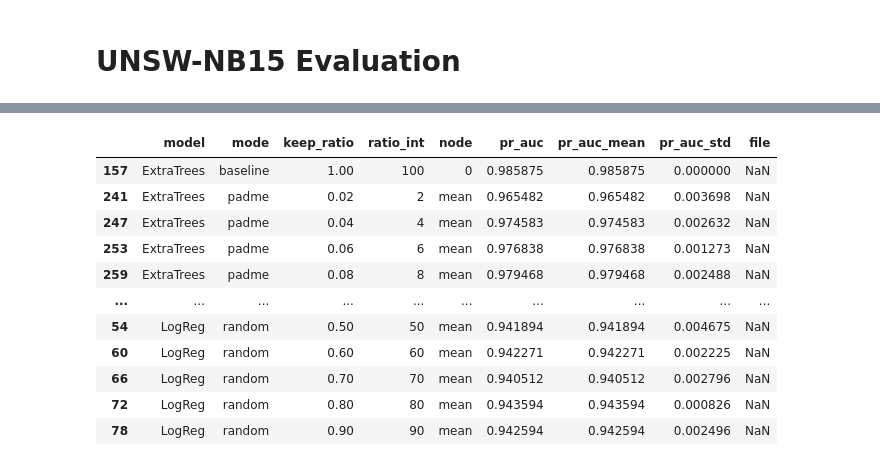
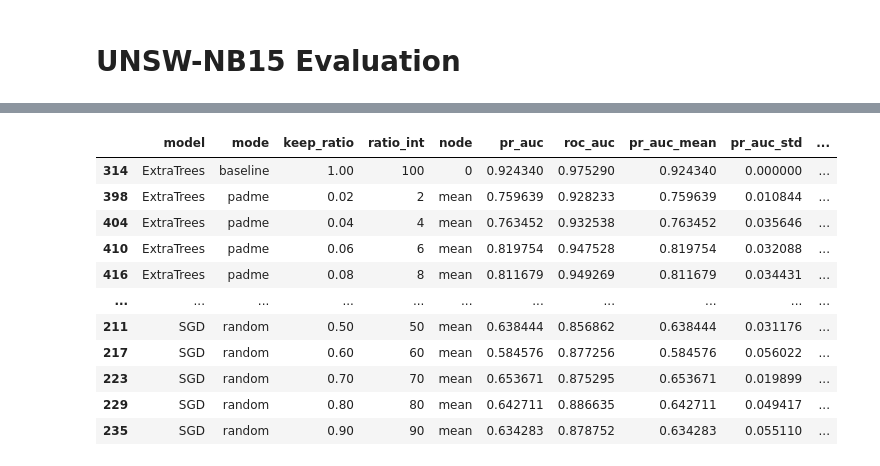
Before and after one commit to diogofpsantos23/padme, a Jupyter notebook: analysis/unsw_nb15_evaluation.ipynb, the cells around one changed output, grey strips where cells are left out. Cells and saved outputs as stored; diff of their text form; code cells hidden in the pictures.

```diff
--- a/analysis/unsw_nb15_evaluation.ipynb
+++ b/analysis/unsw_nb15_evaluation.ipynb
@@ -34,6 +34,7 @@ BASELINE_NODE = 0
 RATIOS = [0.02, 0.04, 0.06, 0.08, 0.10, 0.20, 0.30, 0.40, 0.50, 0.60, 0.70, 0.80, 0.90]
 
 DROP_COLS = ["__id", "label", "attack_cat", "proto", "service", "state"]
+LABEL_COL = "label"
 # %%
 def ratio_to_int(r: float) -> int:
     return int(round(r * 100))
@@ -111,7 +152,7 @@ def pr_auc(model, Xtr, ytr, Xte, yte) -> float:
 # %%
 models = {
     "LogReg": Pipeline([
-        ("scaler", StandardScaler(with_mean=False)),
+        ("scaler", StandardScaler()),
         ("clf", LogisticRegression(
             solver="saga",
             max_iter=5000,
@@ -119,24 +160,34 @@ models = {
             random_state=RANDOM_STATE
         ))
     ]),
+    "SGD": Pipeline([
+        ("scaler", StandardScaler()),
+        ("clf", SGDClassifier(
+            loss="log_loss",
+            max_iter=5000,
+            tol=1e-3,
+            random_state=RANDOM_STATE
+        ))
+    ]),
     "ExtraTrees": ExtraTreesClassifier(
         n_estimators=500,
         n_jobs=-1,
         random_state=RANDOM_STATE
-    ),
-    "HistGB": HistGradientBoostingClassifier(
-        max_depth=None,
-        learning_rate=0.1,
-        max_iter=400,
-        random_state=RANDOM_STATE
     )
 }
 # %%
+def eval_auc_metrics(model, X_train, y_train, X_test, y_test):
+    model.fit(X_train, y_train)
+    p = model.predict_proba(X_test)[:, 1]
+    pr_auc = average_precision_score(y_test, p)
+    roc_auc = roc_auc_score(y_test, p)
+    return pr_auc, roc_auc
+
 rows = []
 
 for model_name, model in models.items():
     Xb, yb, pb = load_node_dataset("baseline", None, BASELINE_NODE)
-    base_score = pr_auc(model, Xb, yb, X_test, y_test)
+    base_pr_auc, base_roc_auc = eval_auc_metrics(model, Xb, yb, X_test, y_test)
 
     rows.append({
         "model": model_name,
@@ -144,55 +195,66 @@ for model_name, model in models.items():
         "keep_ratio": 1.0,
         "ratio_int": 100,
         "node": BASELINE_NODE,
-        "pr_auc": base_score,
-        "pr_auc_mean": base_score,
-        "pr_auc_std": 0.0
+        "pr_auc": base_pr_auc,
+        "roc_auc": base_roc_auc,
+        "pr_auc_mean": base_pr_auc,
+        "pr_auc_std": 0.0,
+        "roc_auc_mean": base_roc_auc,
+        "roc_auc_std": 0.0
     })
 
     for mode in ["random", "padme"]:
         for r in RATIOS:
-            scores = []
+            pr_scores = []
+            roc_scores = []
+
             for i in range(NODES):
                 Xn, yn, pn = load_node_dataset(mode, r, i)
-                s = pr_auc(model, Xn, yn, X_test, y_test)
-                scores.append(s)
+                pr_s, roc_s = eval_auc_metrics(model, Xn, yn, X_test, y_test)
+
+                pr_scores.append(pr_s)
+                roc_scores.append(roc_s)
 
                 rows.append({
                     "model": model_name,
                     "mode": mode,
                     "keep_ratio": r,
                     "ratio_int": ratio_to_int(r),
                     "node": i,
-                    "pr_auc": s,
+                    "pr_auc": pr_s,
+                    "roc_auc": roc_s,
                     "file": pn
                 })
 
             rows.append({
                 "model": model_name,
                 "mode": mode,
                 "keep_ratio": r,
                 "ratio_int": ratio_to_int(r),
                 "node": "mean",
-                "pr_auc": float(np.mean(scores)),
-                "pr_auc_mean": float(np.mean(scores)),
-                "pr_auc_std": float(np.std(scores, ddof=1)) if len(scores) > 1 else 0.0
+                "pr_auc": float(np.mean(pr_scores)),
+                "roc_auc": float(np.mean(roc_scores)),
+                "pr_auc_mean": float(np.mean(pr_scores)),
+                "pr_auc_std": float(np.std(pr_scores, ddof=1)) if len(pr_scores) > 1 else 0.0,
+                "roc_auc_mean": float(np.mean(roc_scores)),
+                "roc_auc_std": float(np.std(roc_scores, ddof=1)) if len(roc_scores) > 1 else 0.0
             })
 
 results = pd.DataFrame(rows)
 
 results[(results["node"] == "mean") | (results["mode"] == "baseline")].sort_values(
-    ["model","mode","keep_ratio"]
+    ["model", "mode", "keep_ratio"]
 )
 # %% [output]
-|  | model | mode | keep_ratio | ratio_int | node | pr_auc | pr_auc_mean | pr_auc_std | file |
-| 157 | ExtraTrees | baseline | 1.00 | 100 | 0 | 0.985875 | 0.985875 | 0.000000 | NaN |
-| 241 | ExtraTrees | padme | 0.02 | 2 | mean | 0.965482 | 0.965482 | 0.003698 | NaN |
-| 247 | ExtraTrees | padme | 0.04 | 4 | mean | 0.974583 | 0.974583 | 0.002632 | NaN |
-| 253 | ExtraTrees | padme | 0.06 | 6 | mean | 0.976838 | 0.976838 | 0.001273 | NaN |
-| 259 | ExtraTrees | padme | 0.08 | 8 | mean | 0.979468 | 0.979468 | 0.002488 | NaN |
-| ... | ... | ... | ... | ... | ... | ... | ... | ... | ... |
-| 54 | LogReg | random | 0.50 | 50 | mean | 0.941894 | 0.941894 | 0.004675 | NaN |
-| 60 | LogReg | random | 0.60 | 60 | mean | 0.942271 | 0.942271 | 0.002225 | NaN |
-| 66 | LogReg | random | 0.70 | 70 | mean | 0.940512 | 0.940512 | 0.002796 | NaN |
-| 72 | LogReg | random | 0.80 | 80 | mean | 0.943594 | 0.943594 | 0.000826 | NaN |
-| 78 | LogReg | random | 0.90 | 90 | mean | 0.942594 | 0.942594 | 0.002496 | NaN |
+|  | model | mode | keep_ratio | ratio_int | node | pr_auc | roc_auc | pr_auc_mean | pr_auc_std | ... |
+| 314 | ExtraTrees | baseline | 1.00 | 100 | 0 | 0.924340 | 0.975290 | 0.924340 | 0.000000 | ... |
+| 398 | ExtraTrees | padme | 0.02 | 2 | mean | 0.759639 | 0.928233 | 0.759639 | 0.010844 | ... |
+| 404 | ExtraTrees | padme | 0.04 | 4 | mean | 0.763452 | 0.932538 | 0.763452 | 0.035646 | ... |
+| 410 | ExtraTrees | padme | 0.06 | 6 | mean | 0.819754 | 0.947528 | 0.819754 | 0.032088 | ... |
+| 416 | ExtraTrees | padme | 0.08 | 8 | mean | 0.811679 | 0.949269 | 0.811679 | 0.034431 | ... |
+| ... | ... | ... | ... | ... | ... | ... | ... | ... | ... | ... |
+| 211 | SGD | random | 0.50 | 50 | mean | 0.638444 | 0.856862 | 0.638444 | 0.031176 | ... |
+| 217 | SGD | random | 0.60 | 60 | mean | 0.584576 | 0.877256 | 0.584576 | 0.056022 | ... |
+| 223 | SGD | random | 0.70 | 70 | mean | 0.653671 | 0.875295 | 0.653671 | 0.019899 | ... |
+| 229 | SGD | random | 0.80 | 80 | mean | 0.642711 | 0.886635 | 0.642711 | 0.049417 | ... |
+| 235 | SGD | random | 0.90 | 90 | mean | 0.634283 | 0.878752 | 0.634283 | 0.055110 | ... |
```
Also changed, not shown: parts of 6 cells of this notebook, 9 other files.
